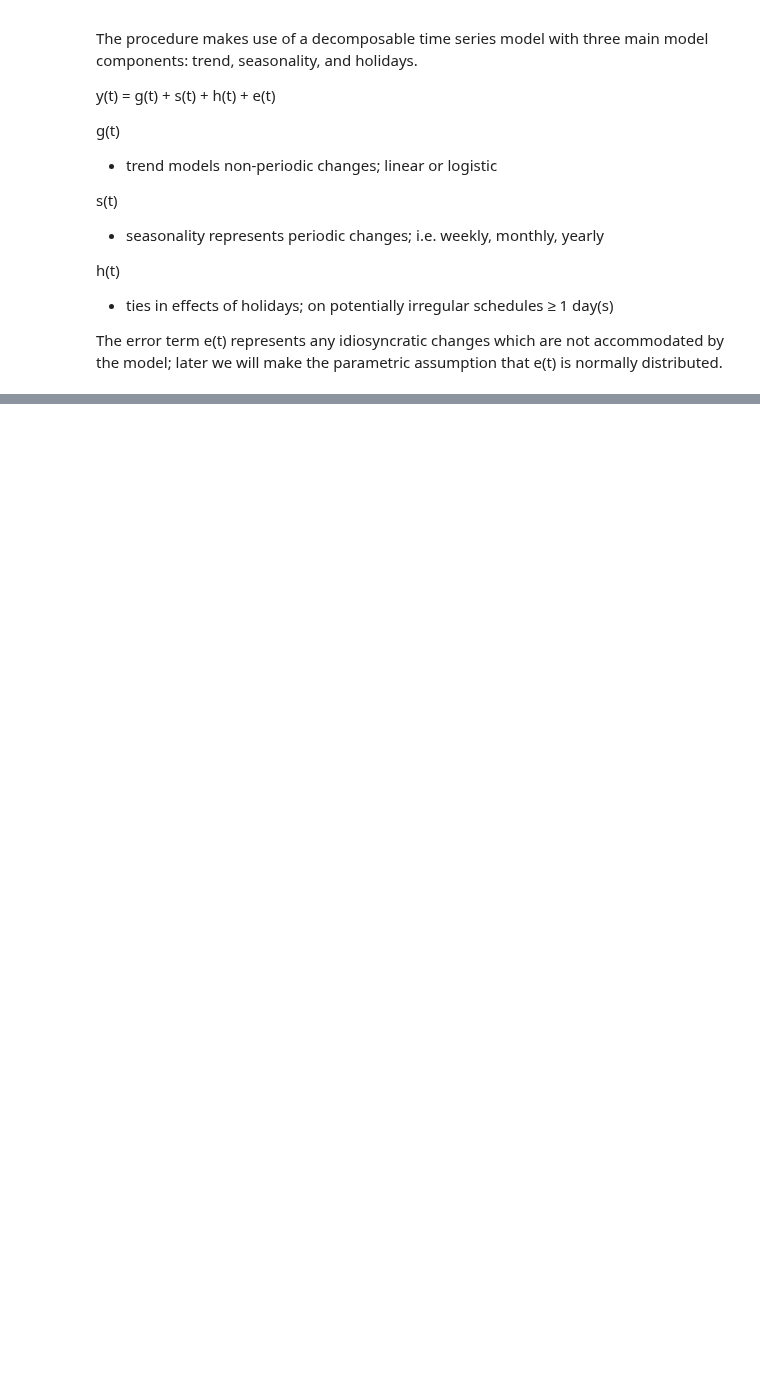
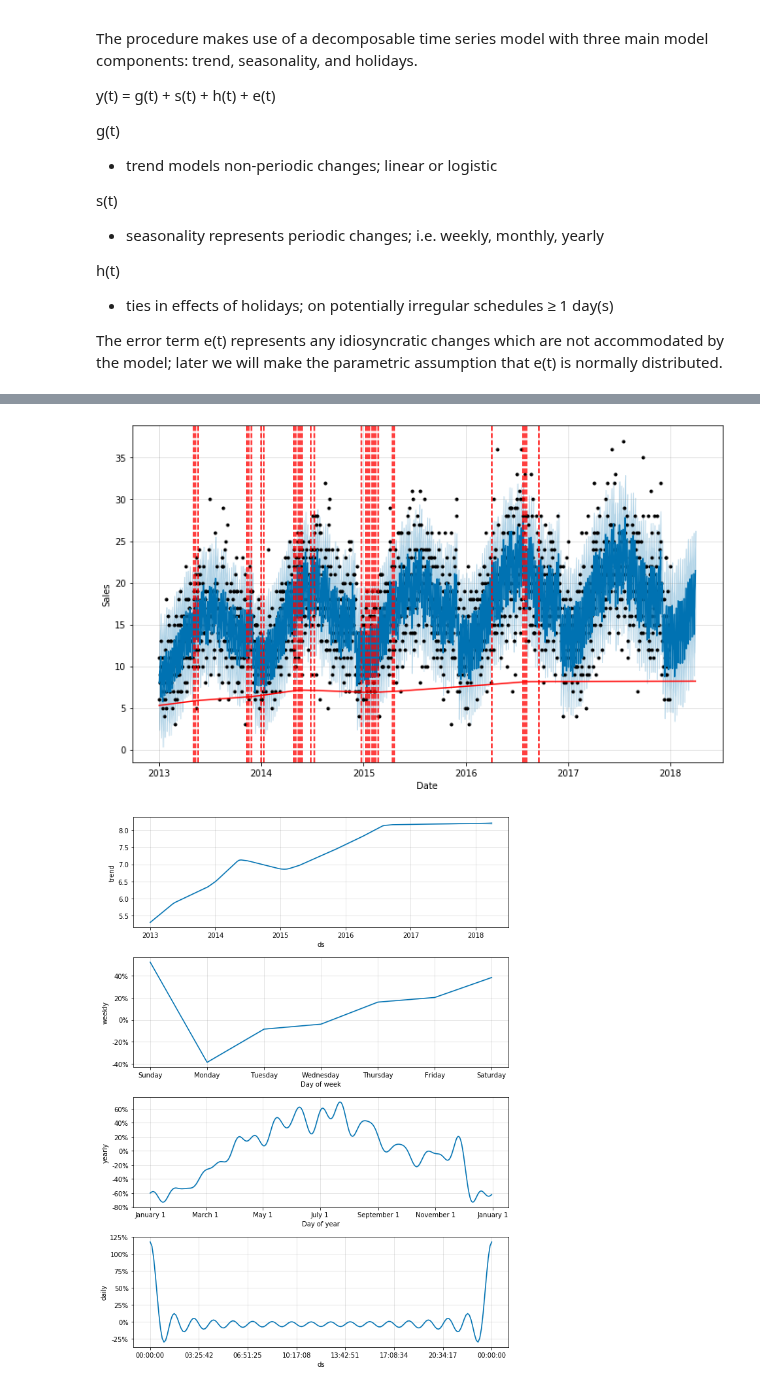
Before and after one commit to casperdamen123/data_science_projects_dip, a Jupyter notebook: notebooks/time_series_forecast_demand_modelling.ipynb, the cells around one changed output, grey strips where cells are left out. Drawn from its saved outputs; the diff is of its cells as text; code cells hidden in the pictures; blank space fills up the shorter version.

Commit message:
tuned prophet model

```diff
--- a/notebooks/time_series_forecast_demand_modelling.ipynb
+++ b/notebooks/time_series_forecast_demand_modelling.ipynb
@@ -360,0 +535,8 @@ INFO:fbprophet:Disabling daily seasonality. Run prophet with daily_seasonality=T
+# %%
+#Run Prophet for single item/store combinations and plot forecast
+(ProphetModel(list_train_df_split)
+     .predict_single(store_id=1, item_id=5)
+)
+# %% [output]
+[figure, added]
+[figure, added]
```
Also changed, not shown: parts of 20 cells of this notebook, 3 other files.
